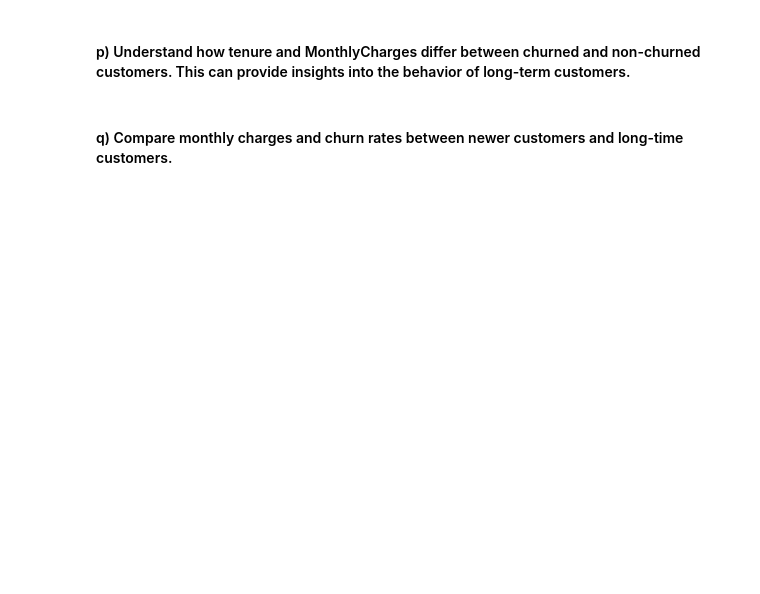
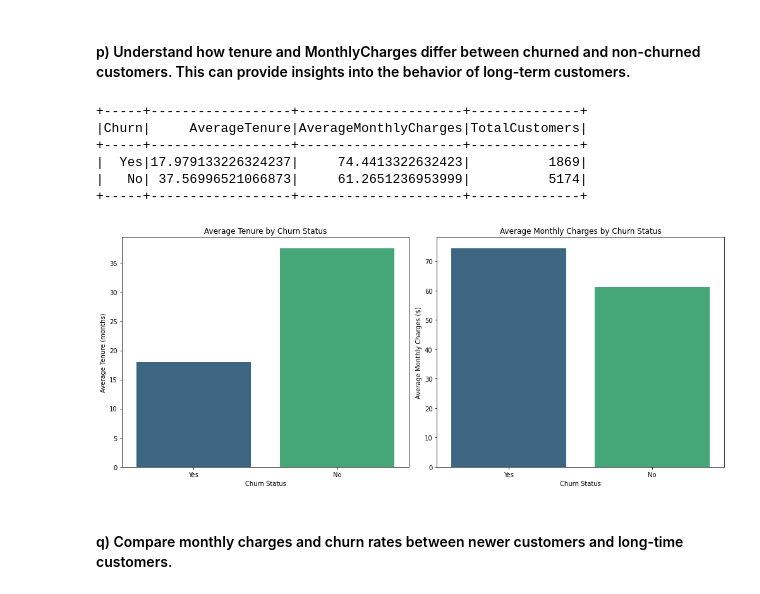
Before and after one commit to vskvj3/UST_Training, a Jupyter notebook: BigData/spark/Spark Workshop/Assignment 8 - Spark SQL.ipynb, the cells around one changed output. Saved outputs shown, nothing was run; the diff lists cells and outputs as text; code cells hidden in the pictures; blank space fills up the shorter version.

```diff
--- a/BigData/spark/Spark Workshop/Assignment 8 - Spark SQL.ipynb
+++ b/BigData/spark/Spark Workshop/Assignment 8 - Spark SQL.ipynb
@@ -601,4 +757,51 @@ churn_rate_no_phone_grouped_df.show()
 # %% [markdown]
 #### p) Understand how tenure and MonthlyCharges differ between churned and non-churned customers. This can provide insights into the behavior of long-term customers.
+# %%
+tenure_charges_result = spark.sql("""
+SELECT
+    Churn,
+    AVG(tenure) AS AverageTenure,
+    AVG(MonthlyCharges) AS AverageMonthlyCharges,
+    COUNT(*) AS TotalCustomers
+FROM
+    churn_data
+GROUP BY
+    Churn
+ORDER BY
+    Churn DESC
+""")
+
+
+tenure_charges_result.show()
+# %% [output]
++-----+------------------+---------------------+--------------+
+|Churn|     AverageTenure|AverageMonthlyCharges|TotalCustomers|
++-----+------------------+---------------------+--------------+
+|  Yes|17.979133226324237|     74.4413322632423|          1869|
+|   No| 37.56996521066873|     61.2651236953999|          5174|
++-----+------------------+---------------------+--------------+
+# %%
+tenure_charges_df = tenure_charges_result.toPandas()
+
+# Set up the figure for the plots
+fig, axes = plt.subplots(1, 2, figsize=(14, 6))
+
+# Plot for Average Tenure
+sns.barplot(data=tenure_charges_df, x='Churn', y='AverageTenure', ax=axes[0], palette='viridis')
+axes[0].set_title('Average Tenure by Churn Status')
+axes[0].set_xlabel('Churn Status')
+axes[0].set_ylabel('Average Tenure (months)')
+
+# Plot for Average Monthly Charges
+sns.barplot(data=tenure_charges_df, x='Churn', y='AverageMonthlyCharges', ax=axes[1], palette='viridis')
+axes[1].set_title('Average Monthly Charges by Churn Status')
+axes[1].set_xlabel('Churn Status')
+axes[1].set_ylabel('Average Monthly Charges ($)')
+
+# Show the plots
+plt.tight_layout()
+plt.show()
+# %% [output]
+[figure, added]
 # %% [markdown]
 #### q) Compare monthly charges and churn rates between newer customers and long-time customers.
```
Also changed, not shown: parts of 18 cells of this notebook.
